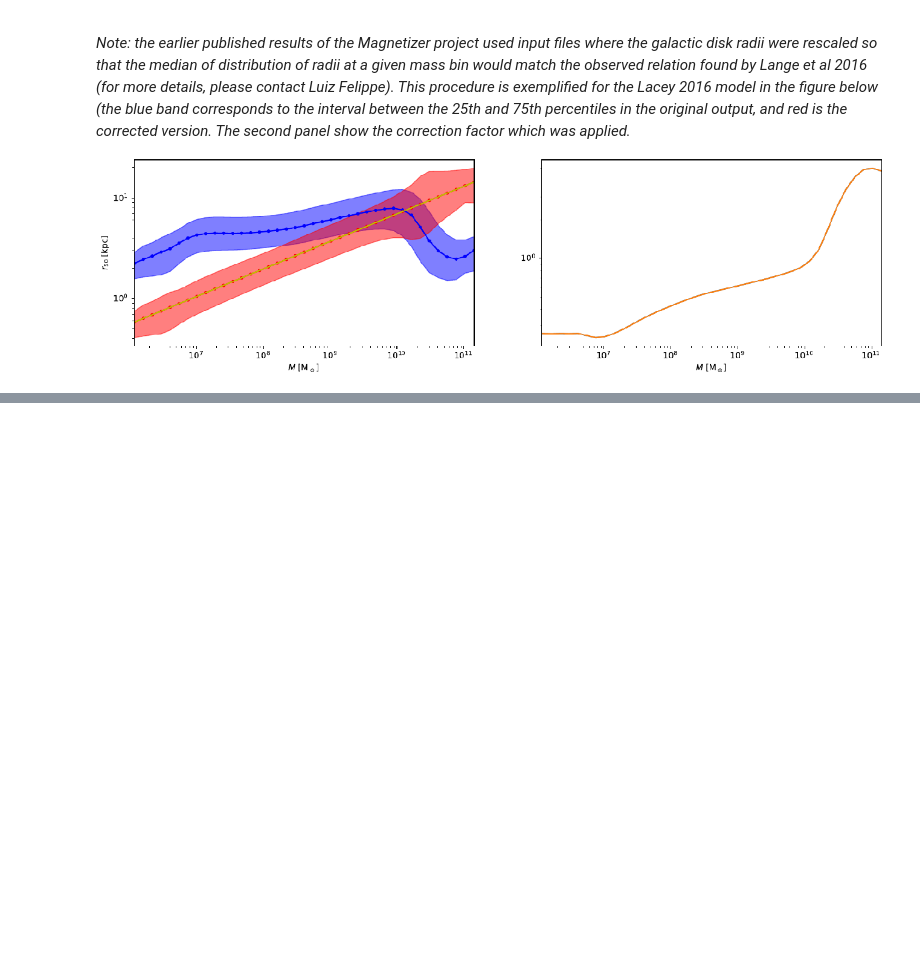
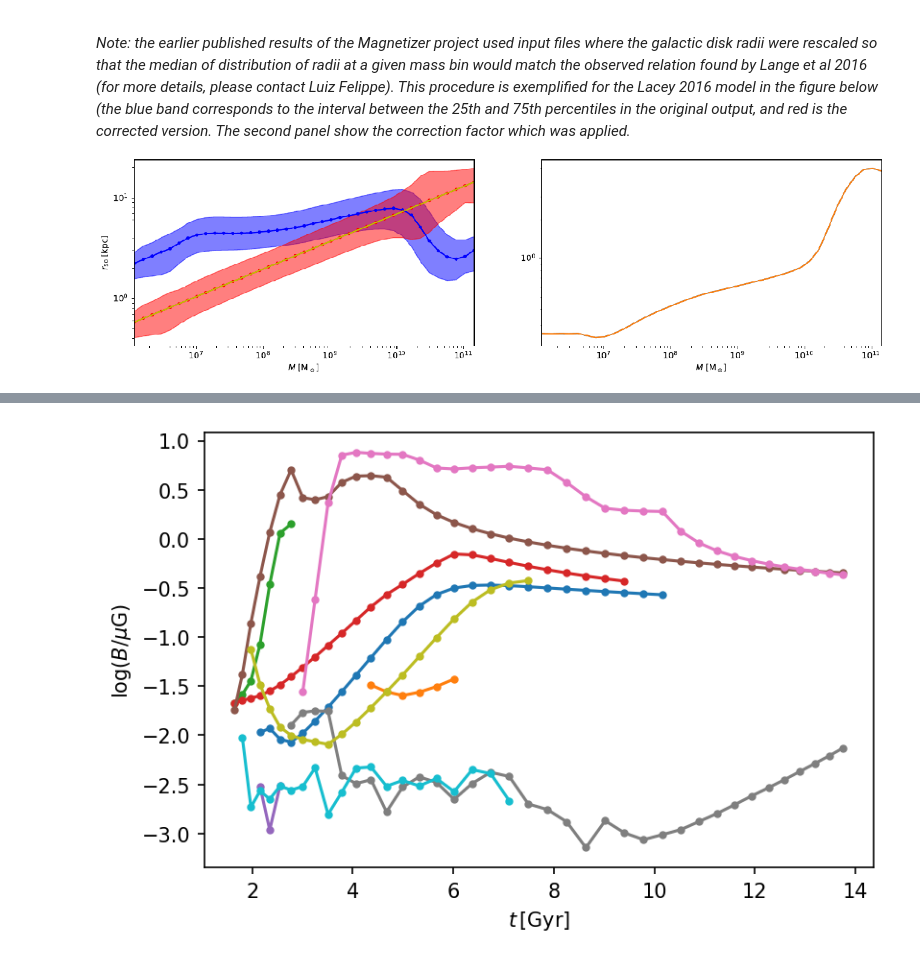
Before and after one commit to luizfelippesr/magnetizer, a Jupyter notebook: doc/magnetizer_tutorial.ipynb, the cells around one changed output, grey strips where cells are left out. Cells and saved outputs as stored; diff of their text form; code cells hidden in the pictures; blank space fills up the shorter version.

```diff
--- a/doc/magnetizer_tutorial.ipynb
+++ b/doc/magnetizer_tutorial.ipynb
@@ -125,0 +201,3 @@ import magnetizer
+# %%
+run = MagnetizerRun(input_path='example/example_input.hdf5',
+                    output_path='example/example_output.hdf5')
@@ -125,0 +234,16 @@ import magnetizer
+# %%
+import matplotlib.pyplot as plt
+import numpy as np
+import astropy.units as u
+
+plt.figure(dpi=150)
+for i in run.gal_id:
+    # Extracts the time series for a single galaxy
+    Bmax_galaxy = run.get_galaxy('Bmax', gal_id=i)
+
+    # Plots the data, as function of time
+    plt.plot(run.times, np.log10(Bmax_galaxy/u.microgauss), marker='.')
+
+plt.xlabel(r'$t\,[\rm Gyr]$'); plt.ylabel(r'$\log(B/\mu\rm G)$');
+# %% [output]
+[figure, added]
```
Also changed, not shown: parts of 19 cells of this notebook, 2 other files.
